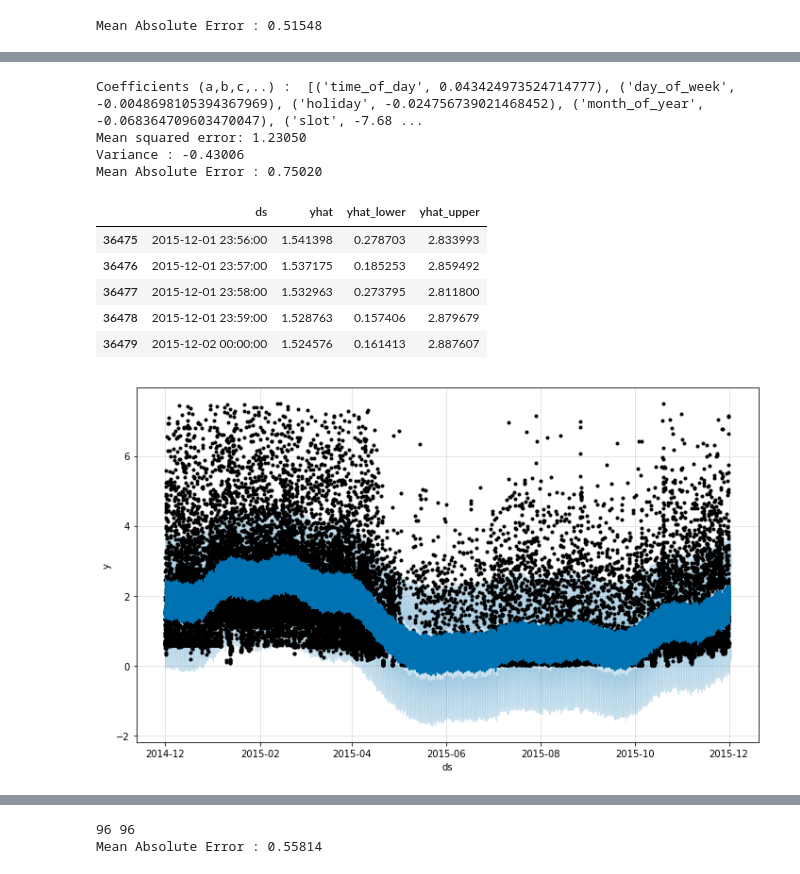
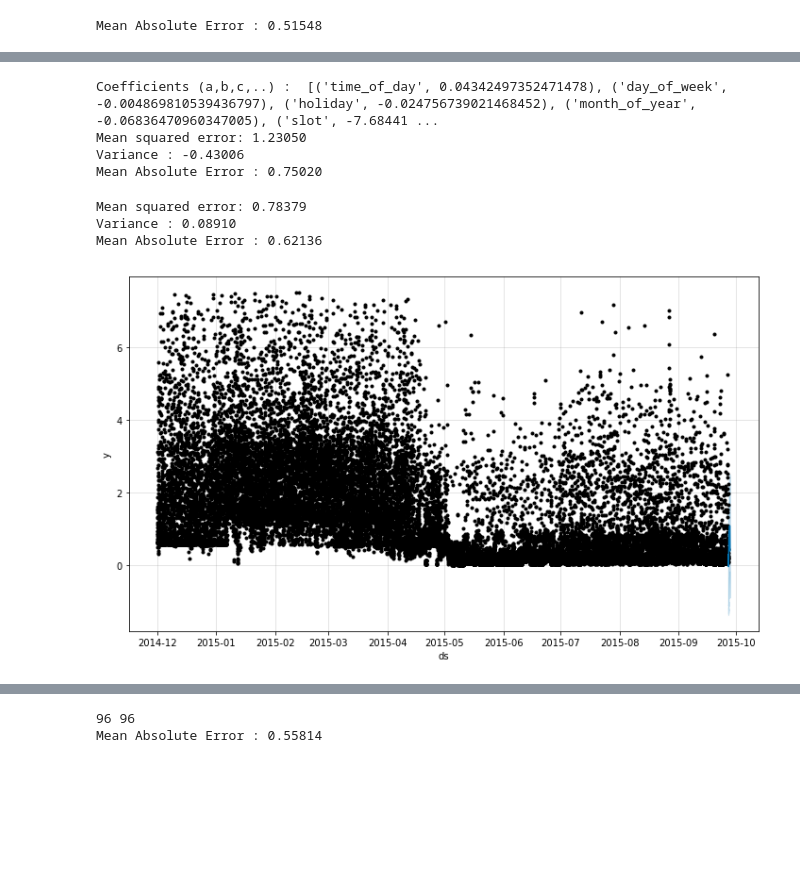
Before and after one commit to jainrish/ams559-smart-energy, a Jupyter notebook: Assignment 1/electricity-demand-prediction.ipynb, the cells around one changed output, grey strips where cells are left out. Drawn from its saved outputs; the diff is of its cells as text; code cells hidden in the pictures; blank space fills up the shorter version.

Commit message:
prophet's error calculations

```diff
--- a/Assignment 1/electricity-demand-prediction.ipynb
+++ b/Assignment 1/electricity-demand-prediction.ipynb
@@ -184,7 +188,7 @@ day_value = 300
 interval_count = day_value * 96
 column = house_data.columns[0]
 linear_regression = LinearRegression()
-final_columns = house_data.columns[1:]
+final_columns = house_data.columns[2:]
 
 linear_reg_train_X = house_data[final_columns][:interval_count]
 linear_reg_train_Y = np.array(house_data[column].values[:interval_count])
@@ -198,40 +202,49 @@ print("Mean squared error: %.5f" % mean_squared_error(linear_reg_test_Y, linear_
 print('Variance : %.5f' % r2_score(linear_reg_test_Y, linear_reg_predicted_Y))
 print("Mean Absolute Error : %.5f" % Mean_Absolute_Error(linear_reg_test_Y, linear_reg_predicted_Y))
 # %% [output]
-Coefficients (a,b,c,..) :  [('time_of_day', 0.043424973524714777), ('day_of_week', -0.0048698105394367969), ('holiday', -0.024756739021468452), ('month_of_year', -0.068364709603470047), ('slot', -7.68 ...
+Coefficients (a,b,c,..) :  [('time_of_day', 0.04342497352471478), ('day_of_week', -0.004869810539436797), ('holiday', -0.024756739021468452), ('month_of_year', -0.06836470960347005), ('slot', -7.68441 ...
 Mean squared error: 1.23050
 Variance : -0.43006
 Mean Absolute Error : 0.75020
 # %%
 from fbprophet import Prophet
 
-df = pd.DataFrame({"ds":house_data_copy["time_stamp"].values})
-df['y'] = house_data_copy['load_demand']
+df = pd.DataFrame({"ds":house_data["time_stamp"].values})
+df['y'] = house_data['load_demand']
 df.reset_index(drop=False,inplace=True)
 
-fed_holiday = pd.DataFrame({"ds":house_data_copy["time_stamp"].values})
-fed_holiday['holiday'] = house_data_copy['holiday']
+day_value = 300
+interval_count = day_value * 96
+
+fp_train_X = df[:interval_count]
+fp_train_Y = np.array(df['y'].values[:interval_count])
+fp_test_X = df[interval_count:interval_count+96]
+fp_test_Y = np.array(df['y'].values[interval_count:interval_count+96])
+
+# creating holiday list
+fed_holiday = pd.DataFrame({"ds":house_data["time_stamp"].values})
+fed_holiday['holiday'] = house_data['holiday']
 fed_holiday = fed_holiday[fed_holiday['holiday'] == 1]
-
 fed_holiday['holiday'] = fed_holiday.apply(lambda row: 'holiday', axis=1)
 
 m = Prophet(yearly_seasonality=True, holidays=fed_holiday)
-m.fit(df)
+m.fit(fp_train_X)
 
-future = m.make_future_dataframe(periods=24 * 60, freq='min')
-#print(future)
+#future = m.make_future_dataframe(periods=24 * 60, freq='min')
+#forecast = m.predict(future)
+#forecast[['ds', 'yhat', 'yhat_lower', 'yhat_upper']].tail()
 
-forecast = m.predict(future)
-forecast[['ds', 'yhat', 'yhat_lower', 'yhat_upper']].tail()
+result_y = m.predict(fp_test_X)
+
+print("Mean squared error: %.5f" % mean_squared_error(fp_test_Y, result_y['yhat']))
+print('Variance : %.5f' % r2_score(fp_test_Y, result_y['yhat']))
+print("Mean Absolute Error : %.5f" % Mean_Absolute_Error(fp_test_Y, result_y['yhat']))
 # %% [output]
-|  | ds | yhat | yhat_lower | yhat_upper |
-| 36475 | 2015-12-01 23:56:00 | 1.541398 | 0.278703 | 2.833993 |
-| 36476 | 2015-12-01 23:57:00 | 1.537175 | 0.185253 | 2.859492 |
-| 36477 | 2015-12-01 23:58:00 | 1.532963 | 0.273795 | 2.811800 |
-| 36478 | 2015-12-01 23:59:00 | 1.528763 | 0.157406 | 2.879679 |
-| 36479 | 2015-12-02 00:00:00 | 1.524576 | 0.161413 | 2.887607 |
+Mean squared error: 0.78379
+Variance : 0.08910
+Mean Absolute Error : 0.62136
 # %%
-fig1 = m.plot(forecast)
+fig1 = m.plot(result_y)
 # %% [output]
-[figure, old version]
+[figure, new version]
 # %%
```
Also changed, not shown: parts of 5 cells of this notebook.
